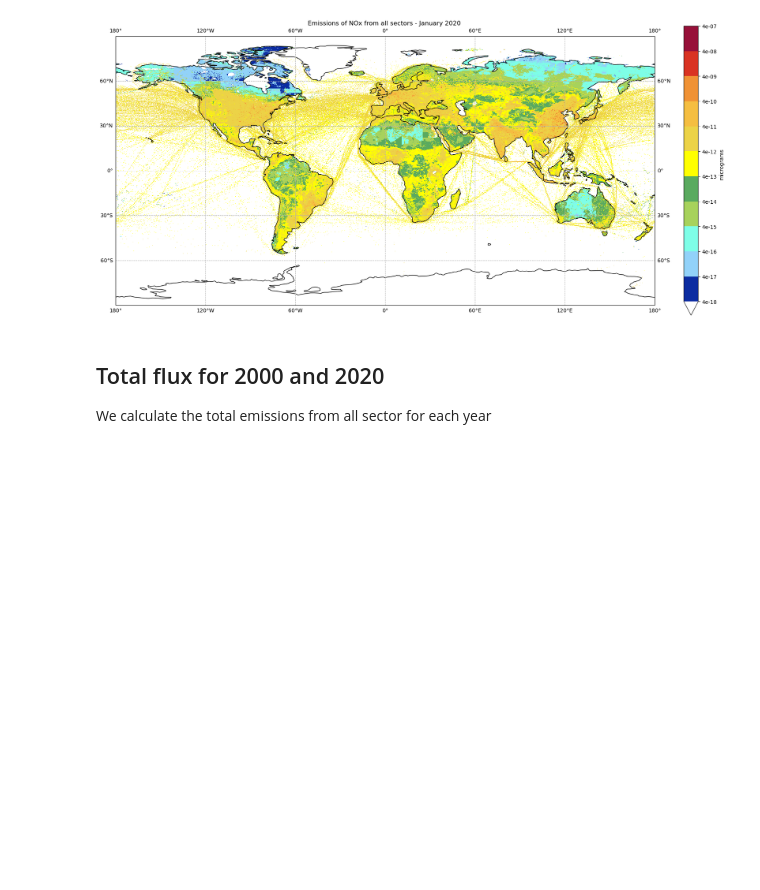
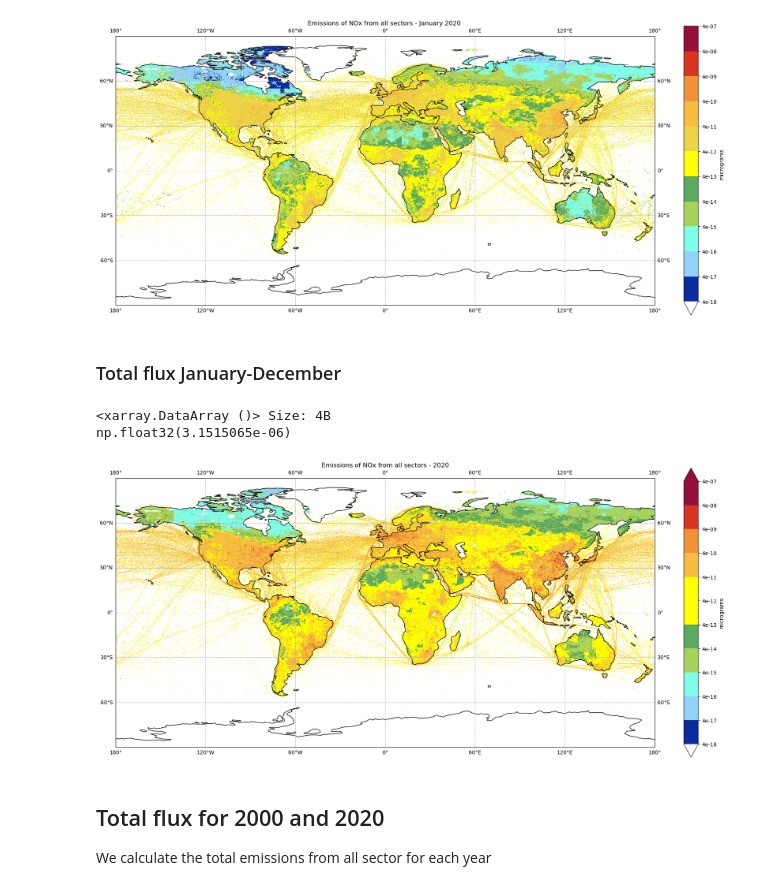
Before and after one commit to mea06em/cams-act6, a Jupyter notebook: 04-emissions/emissions.ipynb, the cells around one changed output. Saved outputs shown, nothing was run; the diff lists cells and outputs as text; code cells hidden in the pictures; blank space fills up the shorter version.

Commit message:
total emission map one year

```diff
--- a/04-emissions/emissions.ipynb
+++ b/04-emissions/emissions.ipynb
@@ -310,6 +307,39 @@ plot_emissions(nox2000_all_sectors_da, '2000', 0)
 plot_emissions(nox2020_all_sectors_da, '2020', 0)
 # %% [output]
 [figure]
+# %% [markdown]
+### Total flux January-December
+# %%
+tot_nox_2020 = nox2020_all_sectors_da.sel(time=slice(0,11)).sum(dim='time')
+tot_nox_2020.max()
+# %% [output]
+<xarray.DataArray ()> Size: 4B
+np.float32(3.1515065e-06)
+# %%
+def plot_total_emissions(da, year):
+    maplon = [-180,180]
+    maplat = [-90,90]
+    lonmin = maplon[0]
+    lonmax = maplon[1]
+    latmin = maplat[0]
+    latmax = maplat[1]
+    plt.figure(figsize=(20,10))
+    ax = plt.axes(projection=ccrs.PlateCarree())
+    ax.gridlines(draw_labels=True, linestyle='--')
+    ax.add_feature(cartopy.feature.OCEAN)
+    ax.add_feature(cartopy.feature.LAND, edgecolor='black')
+    ax.coastlines()
+    ax.set_extent([lonmin,lonmax,latmin,latmax], crs=ccrs.PlateCarree())
+    da_plt = da.plot(ax=ax, add_colorbar=False, cmap=emissions_cmap, levels=levels, vmin=0.0, robust=True) # 'YlOrRd'
+    cbar = plt.colorbar(da_plt, fraction=0.025, pad=0.05)
+    cbar.set_label('micrograms')
+    cbar.set_ticks(levels)
+    cbar.set_ticklabels(levels)
+    plt.title('Emissions of NOx from all sectors - {:s} Jan-Dec.'.format(year))
+# %%
+plot_total_emissions(tot_nox_2020, '2020')
+# %% [output]
+[figure, added]
 # %% [markdown]
 ## Total flux for 2000 and 2020
 We calculate the total emissions from all sector for each year
```
Also changed, not shown: parts of 2 cells of this notebook.
